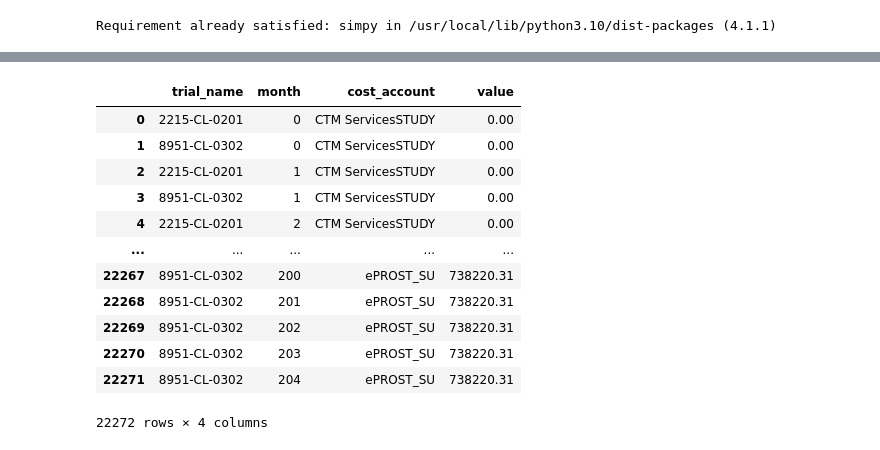
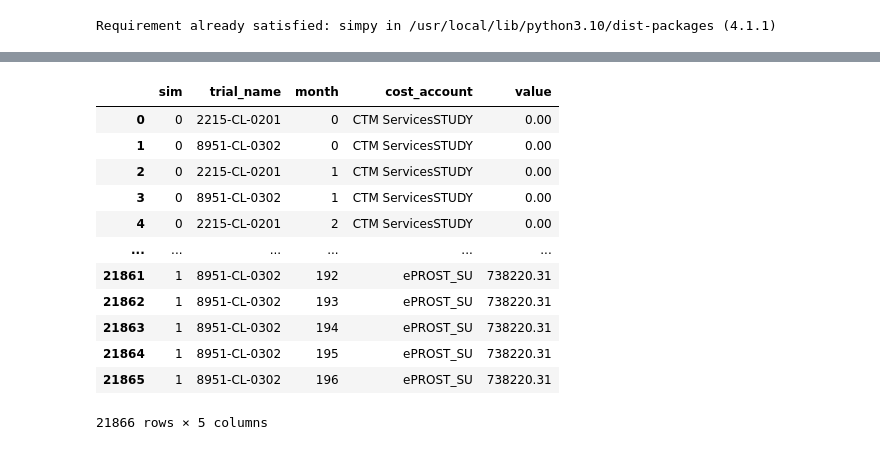
Before and after one commit to achett/clinical_trial_simulation, a Jupyter notebook: Trial_Cost_Sim_v1.ipynb, the cells around one changed output, grey strips where cells are left out. Drawn from its saved outputs; the diff is of its cells as text; code cells hidden in the pictures.

```diff
--- a/Trial_Cost_Sim_v1.ipynb
+++ b/Trial_Cost_Sim_v1.ipynb
@@ -37,11 +37,11 @@ data_end_date = datetime(2023, 10, 1) # Date at which actuals end, this is used
 ##############
 # SAMPLE
 ##############
-inputs = inputs[inputs['ISN'].isin(trials2sim)]
+eac_spread = eac_spread[eac_spread['ISN'].isin(trials2sim)]
 # %%
 ##############
 # TAG
 ##############
 # Concatenate 'CAB' and 'Activity Type' to create 'Cost Account'
 accrual_period['Cost Account'] = accrual_period['CAB'] + accrual_period['Activity Type']
-inputs['Cost Account'] = inputs['CAB'] + inputs['Activity Type']
+eac_spread['Cost Account'] = eac_spread['CAB'] + eac_spread['Activity Type']
@@ -141,7 +142,7 @@ def create_eac_df(inputs, trial_durations, month_diff_function):
   return eac
 # %%
 ##############
-# SIMULATION PREP
+# SIMULATION FUNCTIONS
 ##############
 # Function to check if a cost type is active based on the current time
 def is_cost_active(cost_type, current_time, milestone_schedule, accrual_period):
@@ -152,7 +153,7 @@ def is_cost_active(cost_type, current_time, milestone_schedule, accrual_period):
     return start_time <= current_time < end_time
 
 # Process for a clinical trial
-def clinical_trial(env, trial_name, milestone_schedule, monthly_costs, results):
+def clinical_trial(env, trial_name, milestone_schedule, monthly_costs, results, sim_n):
     # Filter for trial
     milestone_schedule = milestone_schedule[milestone_schedule['ISN']==trial_name]
     monthly_costs = monthly_costs[monthly_costs['ISN']==trial_name]
@@ -172,7 +173,7 @@ def clinical_trial(env, trial_name, milestone_schedule, monthly_costs, results):
                 costs[cost_type] += monthly_costs[monthly_costs['Cost Account']==cost_type]['monthly_costs'].values[0]
 
         # Store the costs for this month
-        results.append({**{'trial_name': trial_name, 'month': current_time}, **costs})
+        results.append({**{'sim': sim_n, 'trial_name': trial_name, 'month': current_time}, **costs})
 
         # Move to the next month
         yield env.timeout(1)  # Wait for one month
@@ -191,20 +192,20 @@ def run_monte_carlo(n):
     print(i)
 
     # Update trial milestone uncertainty
-    trial_durations = create_trial_durations_df(inputs, sim_start_date, data_end_date, month_diff, get_random_months)
+    trial_durations = create_trial_durations_df(eac_spread, sim_start_date, data_end_date, month_diff, get_random_months)
 
     # Update eac uncertainty
-    eac = create_eac_df(inputs, trial_durations, month_diff)
+    eac = create_eac_df(eac_spread, trial_durations, month_diff)
 
     # Setup and run the simulation
     env = simpy.Environment()
-    env.process(clinical_trial(env, trials2sim[0], trial_durations, eac, results))
-    env.process(clinical_trial(env, trials2sim[1], trial_durations, eac, results))
+    env.process(clinical_trial(env, trials2sim[0], trial_durations, eac, results, i))
+    env.process(clinical_trial(env, trials2sim[1], trial_durations, eac, results, i))
     env.run()
 
     # Print or return the collected results
     print(len(results))
-  return results
+  return results, trial_durations
 
-mc_results=run_monte_carlo(sims)
+mc_results, trial_durations =run_monte_carlo(sims)
 # %% [output]
@@ -230,32 +226,32 @@ See the caveats in the documentation: https://pandas.pydata.org/pandas-docs/stab
 # %%
 ##############
 # PROCESS OUTPUT
 ##############
 # Convert the collected data to a DataFrame
 mc_results = pd.DataFrame(mc_results)
 
 # List of columns to keep as they are (identifiers) and to melt into 'cost_account'
-id_vars = ['trial_name', 'month']
+id_vars = ['sim', 'trial_name', 'month']
 value_vars = mc_results.columns.difference(id_vars)
 
 # Melting the DataFrame
 mc_results = mc_results.melt(id_vars=id_vars, value_vars=value_vars, var_name='cost_account', value_name='value')
 
 mc_results
 # %% [output]
-|  | trial_name | month | cost_account | value |
-| 0 | 2215-CL-0201 | 0 | CTM ServicesSTUDY | 0.00 |
-| 1 | 8951-CL-0302 | 0 | CTM ServicesSTUDY | 0.00 |
-| 2 | 2215-CL-0201 | 1 | CTM ServicesSTUDY | 0.00 |
-| 3 | 8951-CL-0302 | 1 | CTM ServicesSTUDY | 0.00 |
-| 4 | 2215-CL-0201 | 2 | CTM ServicesSTUDY | 0.00 |
-| ... | ... | ... | ... | ... |
-| 22267 | 8951-CL-0302 | 200 | ePROST_SU | 738220.31 |
-| 22268 | 8951-CL-0302 | 201 | ePROST_SU | 738220.31 |
-| 22269 | 8951-CL-0302 | 202 | ePROST_SU | 738220.31 |
-| 22270 | 8951-CL-0302 | 203 | ePROST_SU | 738220.31 |
-| 22271 | 8951-CL-0302 | 204 | ePROST_SU | 738220.31 |
+|  | sim | trial_name | month | cost_account | value |
+| 0 | 0 | 2215-CL-0201 | 0 | CTM ServicesSTUDY | 0.00 |
+| 1 | 0 | 8951-CL-0302 | 0 | CTM ServicesSTUDY | 0.00 |
+| 2 | 0 | 2215-CL-0201 | 1 | CTM ServicesSTUDY | 0.00 |
+| 3 | 0 | 8951-CL-0302 | 1 | CTM ServicesSTUDY | 0.00 |
+| 4 | 0 | 2215-CL-0201 | 2 | CTM ServicesSTUDY | 0.00 |
+| ... | ... | ... | ... | ... | ... |
+| 21861 | 1 | 8951-CL-0302 | 192 | ePROST_SU | 738220.31 |
+| 21862 | 1 | 8951-CL-0302 | 193 | ePROST_SU | 738220.31 |
+| 21863 | 1 | 8951-CL-0302 | 194 | ePROST_SU | 738220.31 |
+| 21864 | 1 | 8951-CL-0302 | 195 | ePROST_SU | 738220.31 |
+| 21865 | 1 | 8951-CL-0302 | 196 | ePROST_SU | 738220.31 |
-22272 rows × 4 columns
+21866 rows × 5 columns
 # %%
 ##############
 # VALIDATION
```
Also changed, not shown: parts of 10 cells of this notebook.
